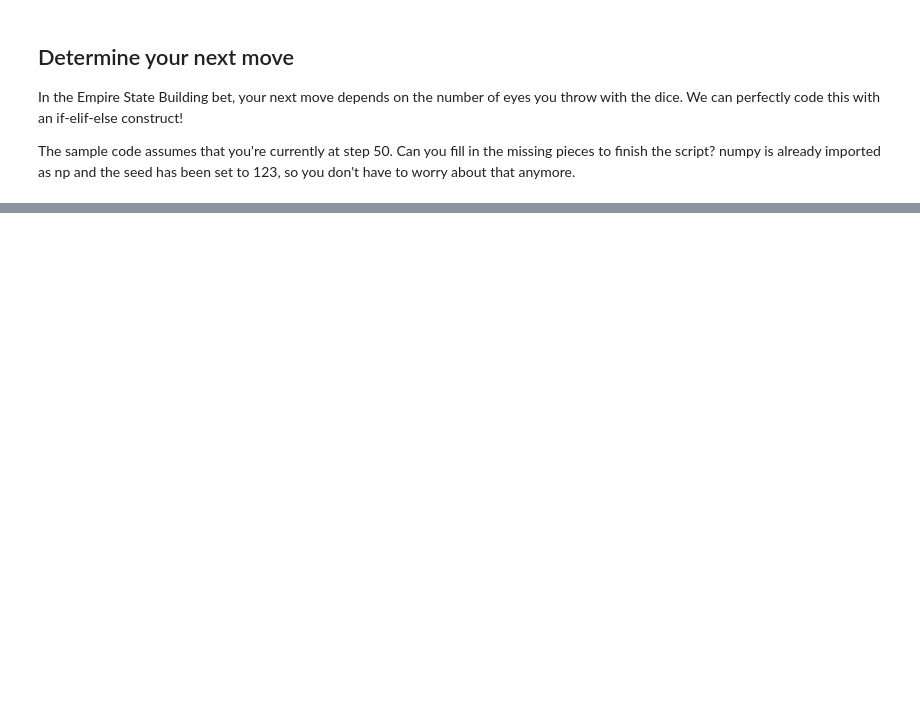
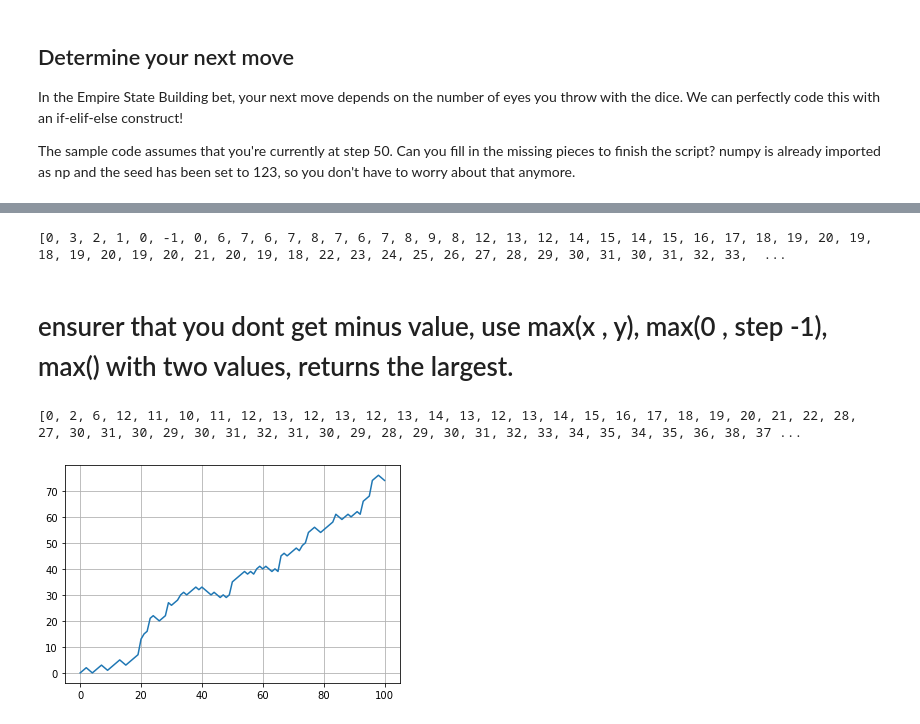
Before and after one commit to sayedkamal2016/DataCamp, a Jupyter notebook: intermediate python notes.ipynb, the cells around one changed output, grey strips where cells are left out. Cells and saved outputs as stored; diff of their text form; code cells hidden in the pictures; blank space fills up the shorter version.

Commit message:
random walks

```diff
--- a/intermediate python notes.ipynb
+++ b/intermediate python notes.ipynb
@@ -149,7 +149,7 @@ for num in np_height:
 # %%
 
 
-np_baseball = np.array([height , areas])
+np_baseball = np.array([fam , areas])
 for x in np.nditer(np_baseball):
     print(x)
 # %% [output]
@@ -359,0 +362,77 @@ print(step)
+# %%
+# Initialize random_walk
+random_walk = [0]
+
+# Complete the ___
+for x in range(100) :
+    # Set step: last element in random_walk
+    step = random_walk[-1]
+
+    # Roll the dice
+    dice = np.random.randint(1,7)
+
+
+    # Determine next step
+    if dice <= 2:
+        step = step - 1
+    elif dice <= 5:
+        step = step + 1
+    else:
+        step = step + np.random.randint(1,7)
+
+    # append next_step to random_walk
+    random_walk.append(step)
+
+# Print random_walk
+print(random_walk)
+# %% [output]
+[0, 3, 2, 1, 0, -1, 0, 6, 7, 6, 7, 8, 7, 6, 7, 8, 9, 8, 12, 13, 12, 14, 15, 14, 15, 16, 17, 18, 19, 20, 19, 18, 19, 20, 19, 20, 21, 20, 19, 18, 22, 23, 24, 25, 26, 27, 28, 29, 30, 31, 30, 31, 32, 33,  ...
+# %% [markdown]
+# ensurer that you dont get minus value, use max(x , y), max(0 , step -1), max() with two values, returns the largest.
+# %%
+# Initialize random_walk
+random_walk = [0]
+
+for x in range(100) :
+    step = random_walk[-1]
+    dice = np.random.randint(1,7)
+
+    if dice <= 2:
+        # Replace below: use max to make sure step can't go below 0
+        step = max(0 ,step-1)
+    elif dice <= 5:
+        step = step + 1
+    else:
+        step = step + np.random.randint(1,7)
+
+    random_walk.append(step)
+print(random_walk)
+# %% [output]
+[0, 2, 6, 12, 11, 10, 11, 12, 13, 12, 13, 12, 13, 14, 13, 12, 13, 14, 15, 16, 17, 18, 19, 20, 21, 22, 28, 27, 30, 31, 30, 29, 30, 31, 32, 31, 30, 29, 28, 29, 30, 31, 32, 33, 34, 35, 34, 35, 36, 38, 37 ...
+# %%
+# Initialization
+random_walk = [0]
+
+for x in range(100) :
+    step = random_walk[-1]
+    dice = np.random.randint(1,7)
+
+    if dice <= 2:
+        step = max(0, step - 1)
+    elif dice <= 5:
+        step = step + 1
+    else:
+        step = step + np.random.randint(1,7)
+
+    random_walk.append(step)
+
+# Import matplotlib.pyplot as plt
+import matplotlib.pyplot as plt
+# Plot random_walk
+plt.plot(random_walk)
+
+plt.grid(True)
+# Show the plot
+plt.show()
+# %% [output]
+[figure, added]
```
Also changed, not shown: parts of 11 cells of this notebook.
